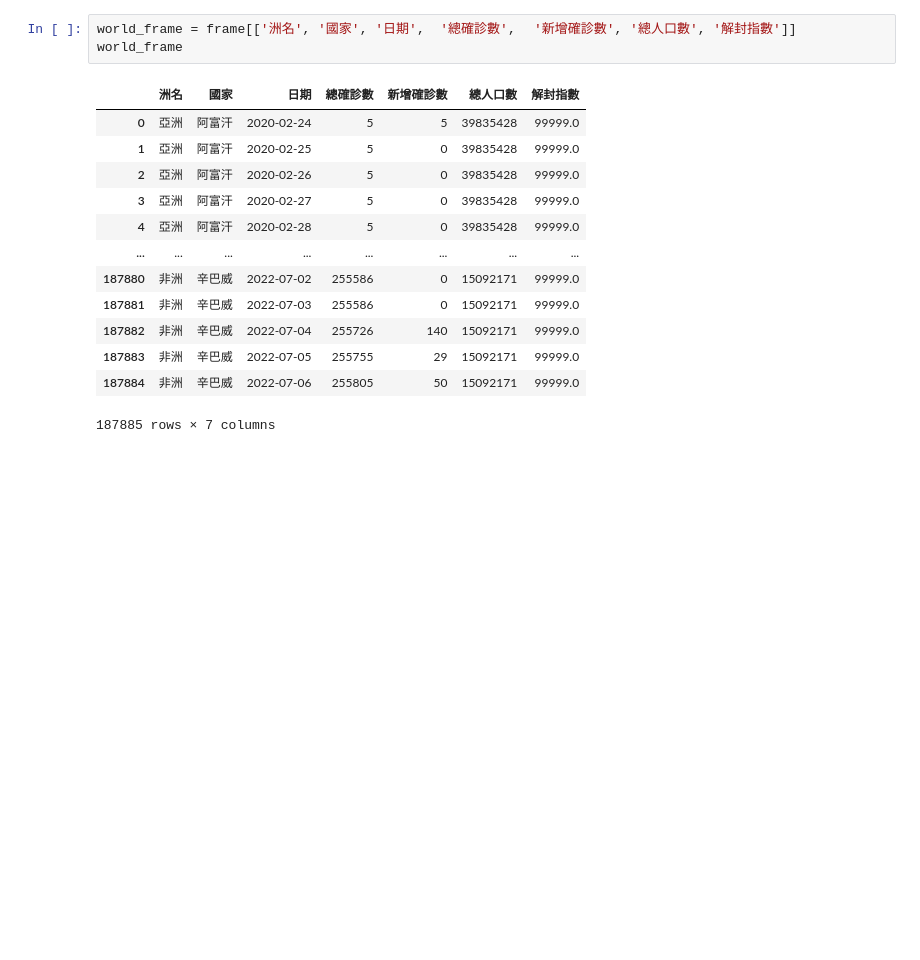
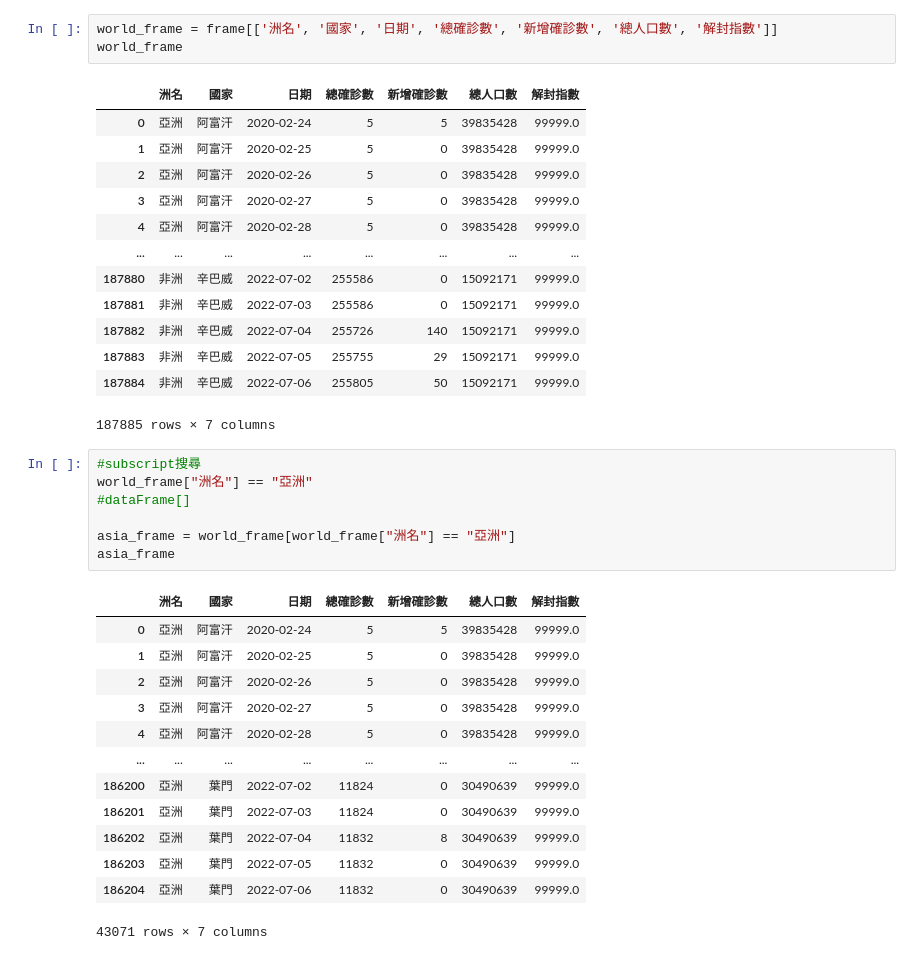
Before and after one commit to lf0116/lf_0116, a Jupyter notebook: lesson18_1.ipynb, the cells around one changed output. Drawn from its saved outputs; the diff is of its cells as text; blank space fills up the shorter version.

```diff
--- a/lesson18_1.ipynb
+++ b/lesson18_1.ipynb
@@ -24,5 +31,5 @@ memory usage: 47.3+ MB
 # %%
-world_frame = frame[['洲名', '國家', '日期',	'總確診數',	'新增確診數', '總人口數', '解封指數']]
+world_frame = frame[['洲名', '國家', '日期', '總確診數', '新增確診數', '總人口數', '解封指數']]
 world_frame
 # %% [output]
 |  | 洲名 | 國家 | 日期 | 總確診數 | 新增確診數 | 總人口數 | 解封指數 |
@@ -38,3 +45,24 @@ world_frame
 | 187883 | 非洲 | 辛巴威 | 2022-07-05 | 255755 | 29 | 15092171 | 99999.0 |
 | 187884 | 非洲 | 辛巴威 | 2022-07-06 | 255805 | 50 | 15092171 | 99999.0 |
 187885 rows × 7 columns
+# %%
+#subscript搜尋
+world_frame["洲名"] == "亞洲"
+#dataFrame[]
+
+asia_frame = world_frame[world_frame["洲名"] == "亞洲"]
+asia_frame
+# %% [output]
+|  | 洲名 | 國家 | 日期 | 總確診數 | 新增確診數 | 總人口數 | 解封指數 |
+| 0 | 亞洲 | 阿富汗 | 2020-02-24 | 5 | 5 | 39835428 | 99999.0 |
+| 1 | 亞洲 | 阿富汗 | 2020-02-25 | 5 | 0 | 39835428 | 99999.0 |
+| 2 | 亞洲 | 阿富汗 | 2020-02-26 | 5 | 0 | 39835428 | 99999.0 |
+| 3 | 亞洲 | 阿富汗 | 2020-02-27 | 5 | 0 | 39835428 | 99999.0 |
+| 4 | 亞洲 | 阿富汗 | 2020-02-28 | 5 | 0 | 39835428 | 99999.0 |
+| ... | ... | ... | ... | ... | ... | ... | ... |
+| 186200 | 亞洲 | 葉門 | 2022-07-02 | 11824 | 0 | 30490639 | 99999.0 |
+| 186201 | 亞洲 | 葉門 | 2022-07-03 | 11824 | 0 | 30490639 | 99999.0 |
+| 186202 | 亞洲 | 葉門 | 2022-07-04 | 11832 | 8 | 30490639 | 99999.0 |
+| 186203 | 亞洲 | 葉門 | 2022-07-05 | 11832 | 0 | 30490639 | 99999.0 |
+| 186204 | 亞洲 | 葉門 | 2022-07-06 | 11832 | 0 | 30490639 | 99999.0 |
+43071 rows × 7 columns
```
Also changed, not shown: parts of 13 cells of this notebook.
